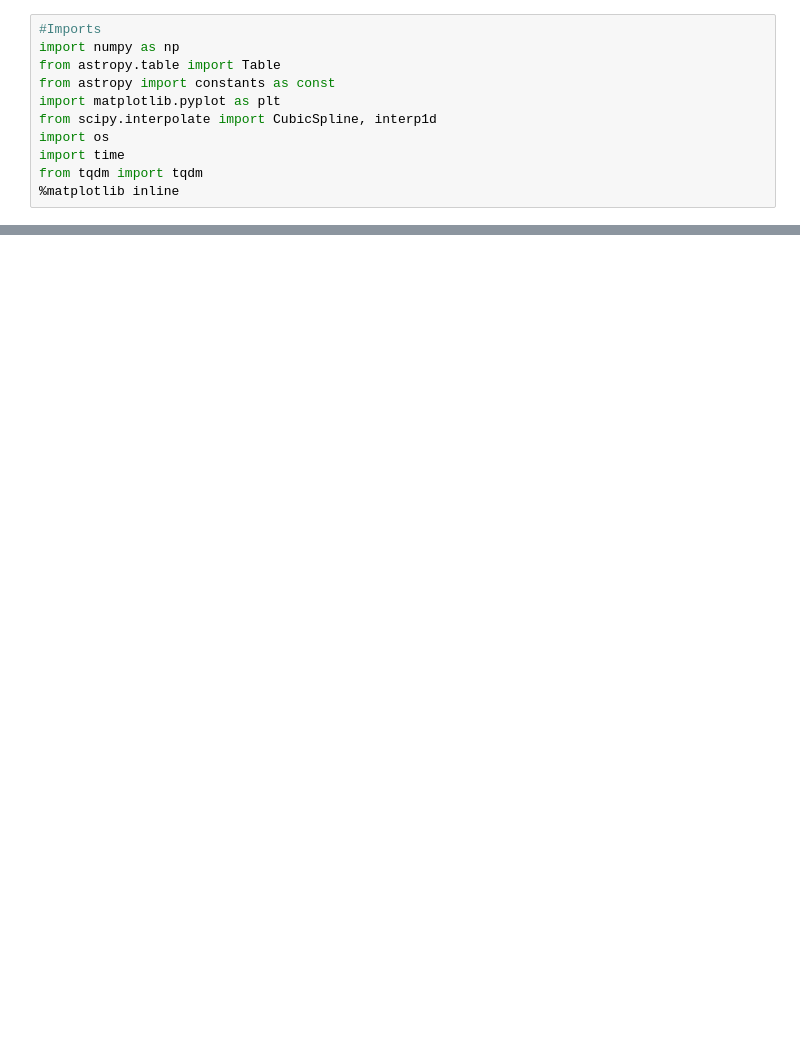
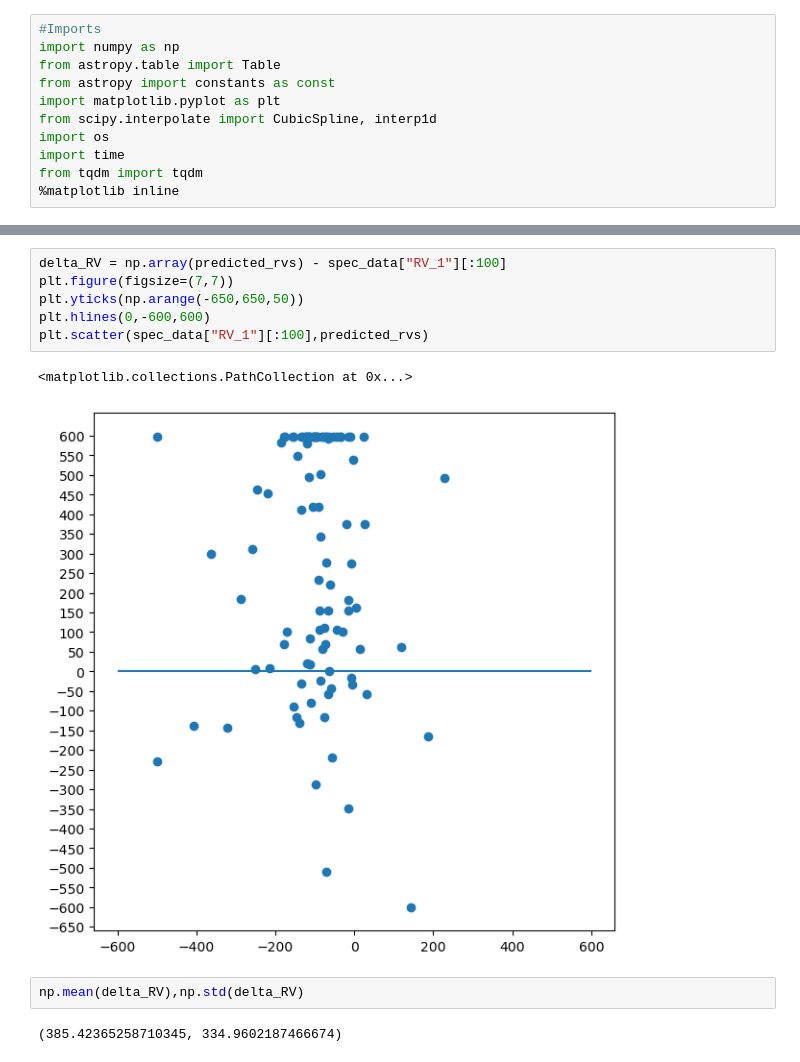
Before and after one commit to Galactic-Archaeology-Lab/het_cannon_projects, a Jupyter notebook: nachiket/tmplt_rv_correction.ipynb, the cells around one changed output, grey strips where cells are left out. Cells and saved outputs as stored; diff of their text form; blank space fills up the shorter version.

```diff
--- a/nachiket/tmplt_rv_correction.ipynb
+++ b/nachiket/tmplt_rv_correction.ipynb
@@ -220,0 +225,13 @@ spec_data["RV_1"]
+# %%
+delta_RV = np.array(predicted_rvs) - spec_data["RV_1"][:100]
+plt.figure(figsize=(7,7))
+plt.yticks(np.arange(-650,650,50))
+plt.hlines(0,-600,600)
+plt.scatter(spec_data["RV_1"][:100],predicted_rvs)
+# %% [output]
+<matplotlib.collections.PathCollection at 0x...>
+[figure, added]
+# %%
+np.mean(delta_RV),np.std(delta_RV)
+# %% [output]
+(385.42365258710345, 334.9602187466674)
```
Also changed, not shown: parts of 12 cells of this notebook, 2 other files.
